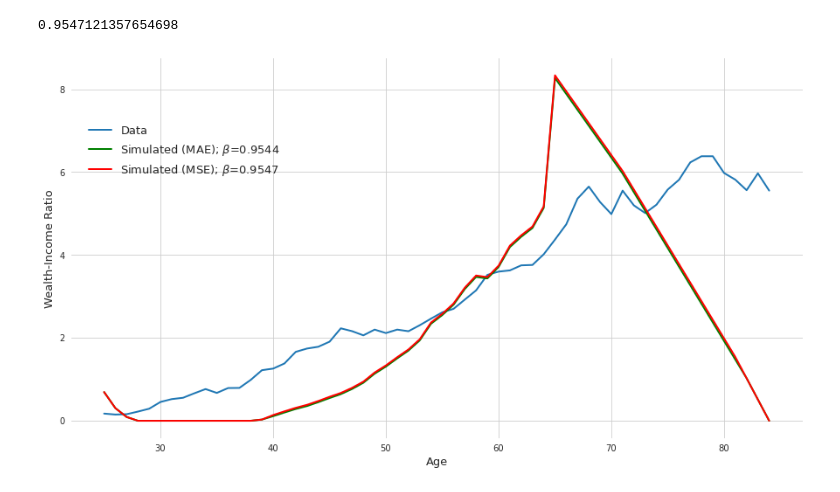
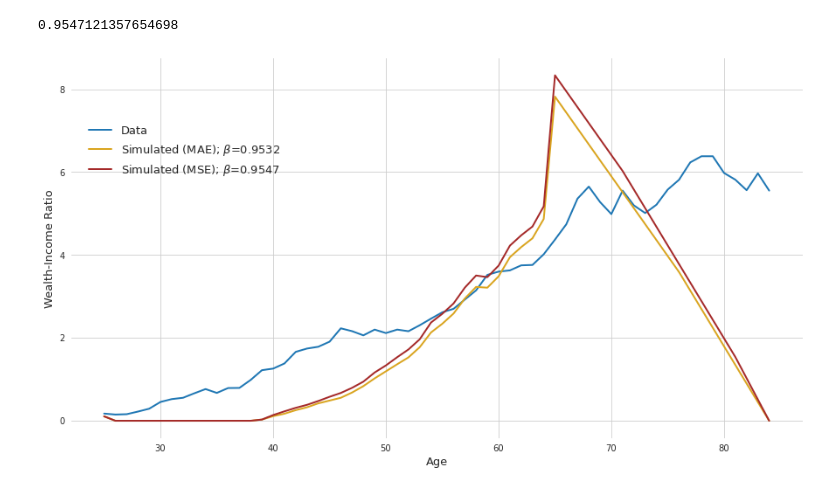
Before and after one commit to timmens/macro_problems, a Jupyter notebook: ps2.ipynb, the cells around one changed output. Saved outputs shown, nothing was run; the diff lists cells and outputs as text; code cells hidden in the pictures.

```diff
--- a/ps2.ipynb
+++ b/ps2.ipynb
@@ -330,7 +330,7 @@ def compute_policy_profile(initial_wealth, policy, wealth_grid):
 # %%
 # parameters
 wealth_grid = np.linspace(0, 16, 500)
-initial_wealth = 0.65
+initial_wealth = 0.15
 # %%
 # solving the model
 income_stream_array = construct_income_stream(
@@ -469,25 +469,25 @@ squared_error_optimum
 # %%
 # solve model for optimal betas and plot results:
 profiles = [DATA_PROFILE]
 
 for metric_name, beta in {
     "mae": absolute_error_optimum,
     "mse": squared_error_optimum,
 }.items():
     policy = solve_model(
         wealth_grid, income_stream_array, beta=beta, interest=0.04, last_period=60
     )
     policy_profile = compute_policy_profile(initial_wealth, policy, wealth_grid)
 
     label = "Simulated (MAE)" if metric_name == "mae" else "Simulated (MSE)"
     label += r"; $\beta$=" + f"{beta:.4f}"
     profile = {
         "values": policy_profile / income_stream_array,
-        "col": "green" if metric_name == "mae" else "red",
+        "col": "goldenrod" if metric_name == "mae" else "brown",
         "label": label,
     }
     profiles.append(profile)
 
 plot_profiles(profiles)
 # %% [output]
-[figure, old version]
+[figure, new version]
```
Also changed, not shown: parts of 4 cells of this notebook.
